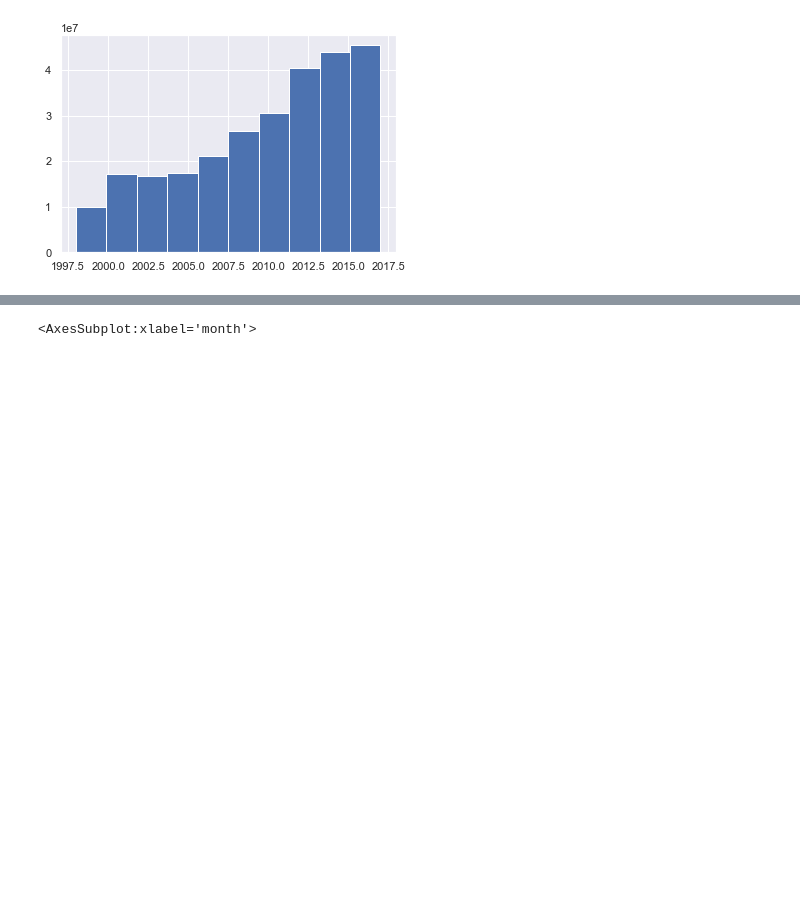
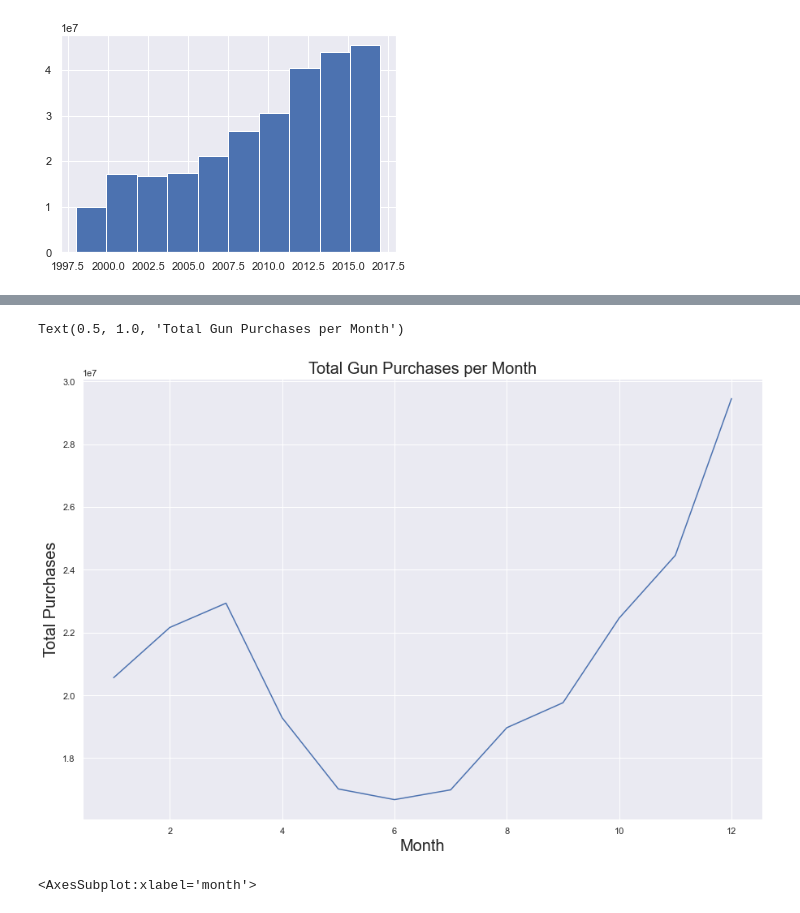
Before and after one commit to fatemamelg/Investigate-A-Dataset-FBI-Gun-Data, a Jupyter notebook: investigate-a-dataset-FBI-Gun-Data.ipynb, the cells around one changed output, grey strips where cells are left out. Drawn from its saved outputs; the diff is of its cells as text; code cells hidden in the pictures; blank space fills up the shorter version.

```diff
--- a/investigate-a-dataset-FBI-Gun-Data.ipynb
+++ b/investigate-a-dataset-FBI-Gun-Data.ipynb
@@ -771,0 +830,3 @@ Text(0, 0.5, 'Total')
+# %%
+total_guns_per_year = df_gun_clean_copy.groupby('month')['totals'].sum()
+total_guns_per_year
@@ -772,3 +848,12 @@ Text(0, 0.5, 'Total')
+# %%
+sns.set()
+total_guns_per_year.plot(x='month', figsize=(15, 10))
+plt.xlabel('Month', fontsize = 20)
+plt.ylabel('Total Purchases', fontsize = 20)
+plt.title("Total Gun Purchases per Month", fontsize=20)
+# %% [output]
+Text(0.5, 1.0, 'Total Gun Purchases per Month')
+[figure, added]
 # %%
 # plot of gun total sales per month each year
 total_guns_month_year = df_gun_clean.groupby(['month', 'year'])['totals'].sum()
```
Also changed, not shown: parts of 10 cells of this notebook, 1 other file.
